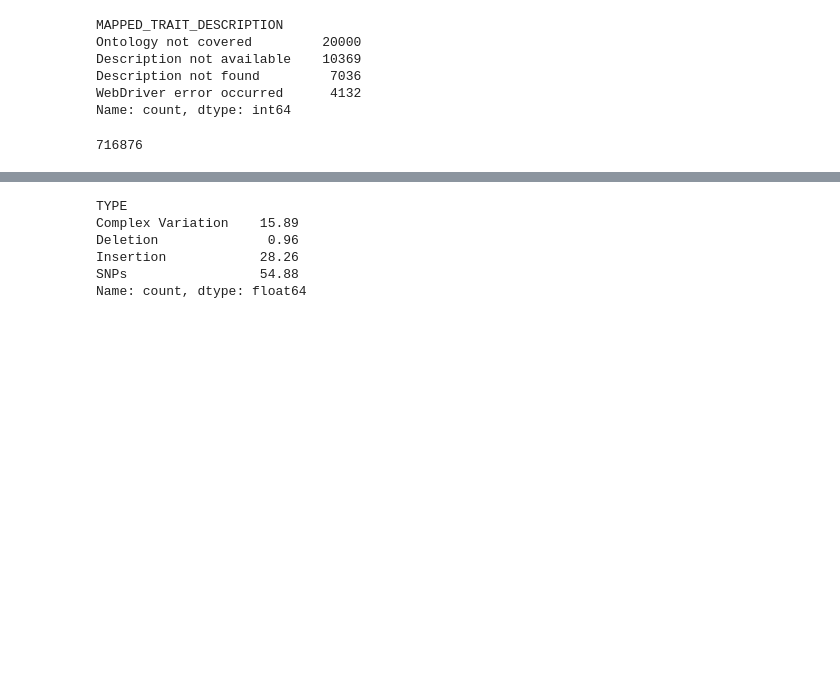
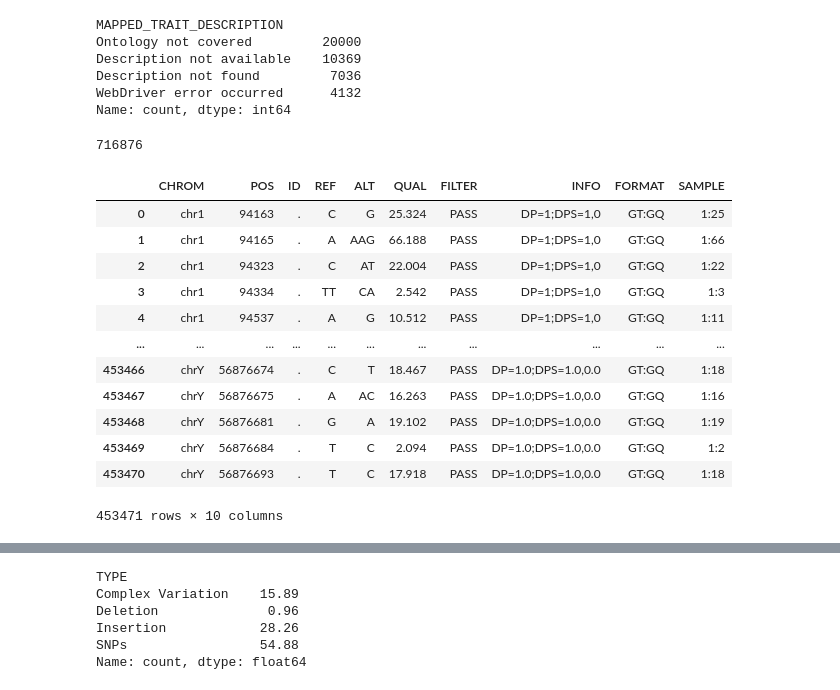
Before and after one commit to aeiwz/wgs-report-tools, a Jupyter notebook: test.ipynb, the cells around one changed output, grey strips where cells are left out. Drawn from its saved outputs; the diff is of its cells as text; code cells hidden in the pictures; blank space fills up the shorter version.

```diff
--- a/test.ipynb
+++ b/test.ipynb
@@ -1064,3 +1062,19 @@ len(df2.loc[55520, 'MAPPED_TRAIT_URI'].split(','))
 # %%
 import pandas as pd
 vcf = pd.read_csv('data/medaka.annotated.vcf', comment="#", sep=r'\s+', names=["CHROM", "POS", "ID", "REF", "ALT", "QUAL", "FILTER", "INFO", "FORMAT", "SAMPLE"])
+# %%
+vcf
+# %% [output]
+|  | CHROM | POS | ID | REF | ALT | QUAL | FILTER | INFO | FORMAT | SAMPLE |
+| 0 | chr1 | 94163 | . | C | G | 25.324 | PASS | DP=1;DPS=1,0 | GT:GQ | 1:25 |
+| 1 | chr1 | 94165 | . | A | AAG | 66.188 | PASS | DP=1;DPS=1,0 | GT:GQ | 1:66 |
+| 2 | chr1 | 94323 | . | C | AT | 22.004 | PASS | DP=1;DPS=1,0 | GT:GQ | 1:22 |
+| 3 | chr1 | 94334 | . | TT | CA | 2.542 | PASS | DP=1;DPS=1,0 | GT:GQ | 1:3 |
+| 4 | chr1 | 94537 | . | A | G | 10.512 | PASS | DP=1;DPS=1,0 | GT:GQ | 1:11 |
+| ... | ... | ... | ... | ... | ... | ... | ... | ... | ... | ... |
+| 453466 | chrY | 56876674 | . | C | T | 18.467 | PASS | DP=1.0;DPS=1.0,0.0 | GT:GQ | 1:18 |
+| 453467 | chrY | 56876675 | . | A | AC | 16.263 | PASS | DP=1.0;DPS=1.0,0.0 | GT:GQ | 1:16 |
+| 453468 | chrY | 56876681 | . | G | A | 19.102 | PASS | DP=1.0;DPS=1.0,0.0 | GT:GQ | 1:19 |
+| 453469 | chrY | 56876684 | . | T | C | 2.094 | PASS | DP=1.0;DPS=1.0,0.0 | GT:GQ | 1:2 |
+| 453470 | chrY | 56876693 | . | T | C | 17.918 | PASS | DP=1.0;DPS=1.0,0.0 | GT:GQ | 1:18 |
+453471 rows × 10 columns
```
Also changed, not shown: parts of 12 cells of this notebook, 4 other files.
